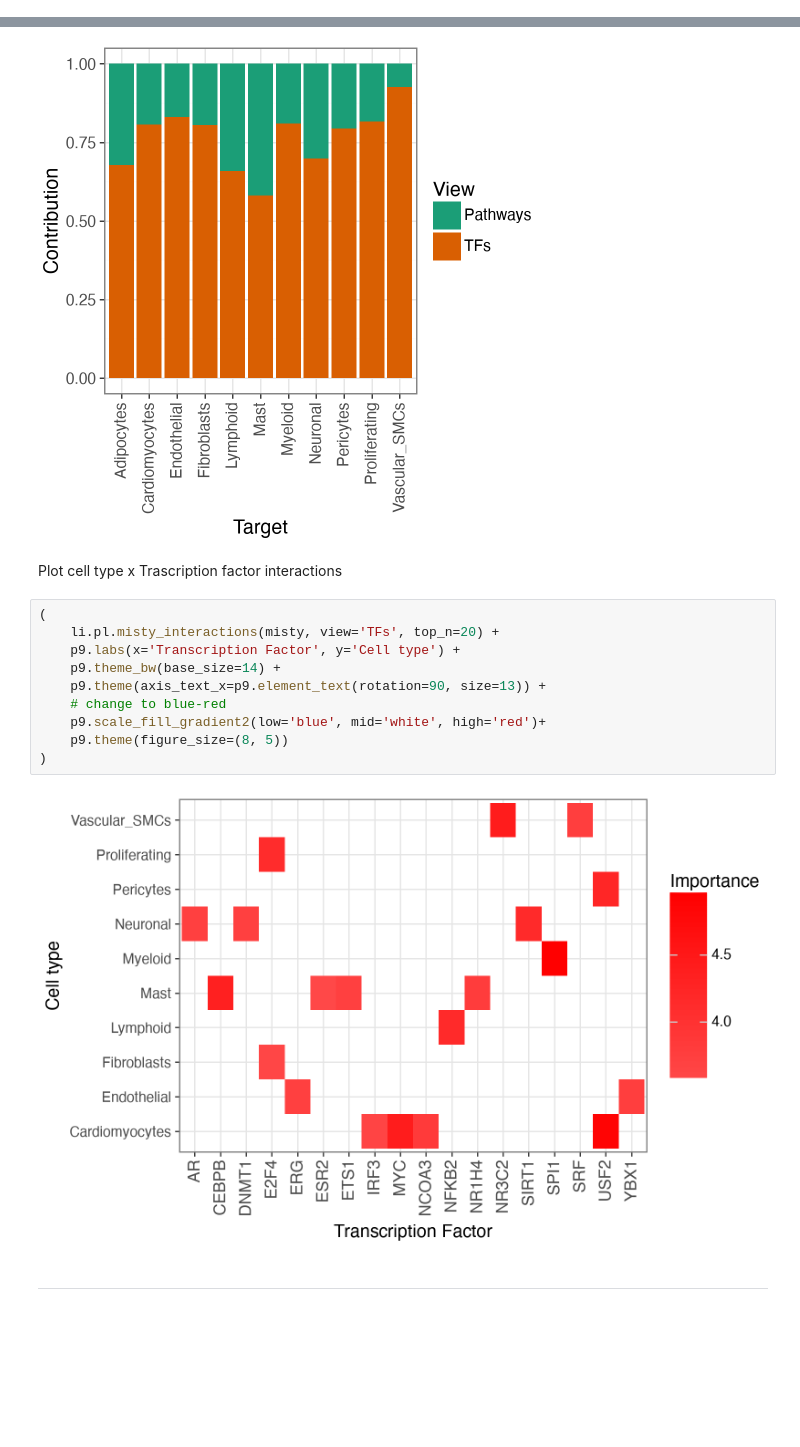
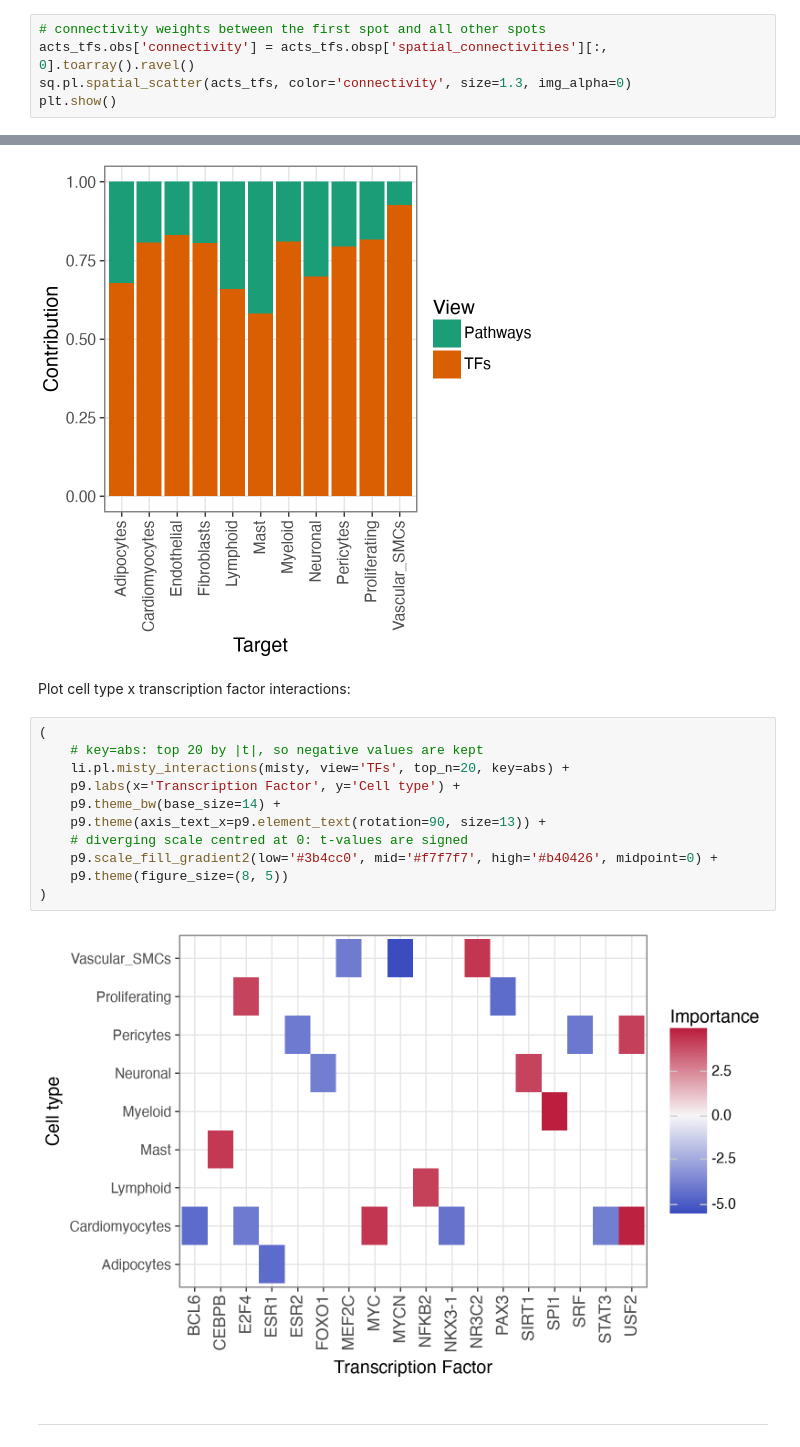
Before and after one commit to dbdimitrov/liana-spatial-tutorial, a Jupyter notebook: tutorials/spot/02_misty.ipynb, the cells around one changed output, grey strips where cells are left out. Saved outputs shown, nothing was run; the diff lists cells and outputs as text; blank space fills up the shorter version.

```diff
--- a/tutorials/spot/02_misty.ipynb
+++ b/tutorials/spot/02_misty.ipynb
@@ -324,0 +340,5 @@ li.pl.connectivity(acts_tfs, idx=0, figure_size=(6,5))
+# %%
+# connectivity weights between the first spot and all other spots
+acts_tfs.obs['connectivity'] = acts_tfs.obsp['spatial_connectivities'][:, 0].toarray().ravel()
+sq.pl.spatial_scatter(acts_tfs, color='connectivity', size=1.3, img_alpha=0)
+plt.show()
@@ -371,19 +393,20 @@ li.pl.misty_contributions(misty, return_fig=True)
 # %% [output]
 [figure]
 # %% [markdown]
-Plot cell type x Trascription factor interactions
+Plot cell type x transcription factor interactions:
 # %%
 (
-    li.pl.misty_interactions(misty, view='TFs', top_n=20) +
+    # key=abs: top 20 by |t|, so negative values are kept
+    li.pl.misty_interactions(misty, view='TFs', top_n=20, key=abs) +
     p9.labs(x='Transcription Factor', y='Cell type') +
     p9.theme_bw(base_size=14) +
     p9.theme(axis_text_x=p9.element_text(rotation=90, size=13)) +
-    # change to blue-red
-    p9.scale_fill_gradient2(low='blue', mid='white', high='red')+
+    # diverging scale centred at 0: t-values are signed
+    p9.scale_fill_gradient2(low='#3b4cc0', mid='#f7f7f7', high='#b40426', midpoint=0) +
     p9.theme(figure_size=(8, 5))
 )
 # %% [output]
-[figure, old version]
+[figure, new version]
 # %% [markdown]
 ---
 # %% [markdown]
```
Also changed, not shown: parts of 40 cells of this notebook, 7 other files.
